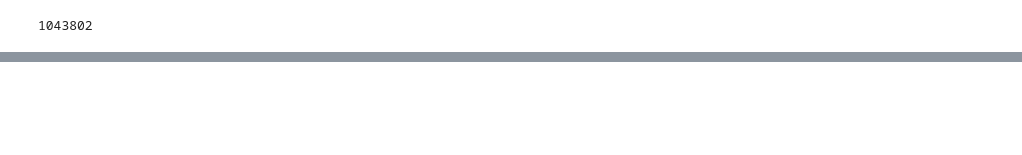
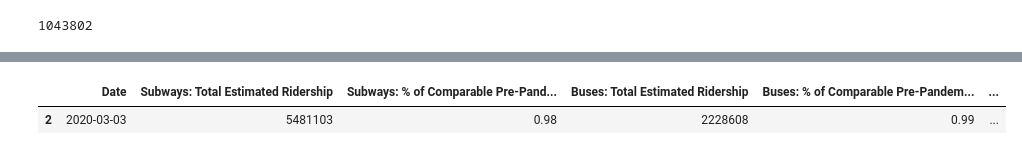
Before and after one commit to alishanstyles/MTA-Daily-Ridership, a Jupyter notebook: Untitled.ipynb, the cells around one changed output, grey strips where cells are left out. Cells and saved outputs as stored; diff of their text form; code cells hidden in the pictures; blank space fills up the shorter version.

```diff
--- a/Untitled.ipynb
+++ b/Untitled.ipynb
@@ -269,0 +301,5 @@ df['Staten Island Railway: Total Estimated Ridership'].max()
+# %%
+df.loc[df['Staten Island Railway: Total Estimated Ridership'] == 17453, :]
+# %% [output]
+|  | Date | Subways: Total Estimated Ridership | Subways: % of Comparable Pre-Pand... | Buses: Total Estimated Ridership | Buses: % of Comparable Pre-Pandem... | ... |
+| 2 | 2020-03-03 | 5481103 | 0.98 | 2228608 | 0.99 | ... |
```
Also changed, not shown: parts of 8 cells of this notebook.
